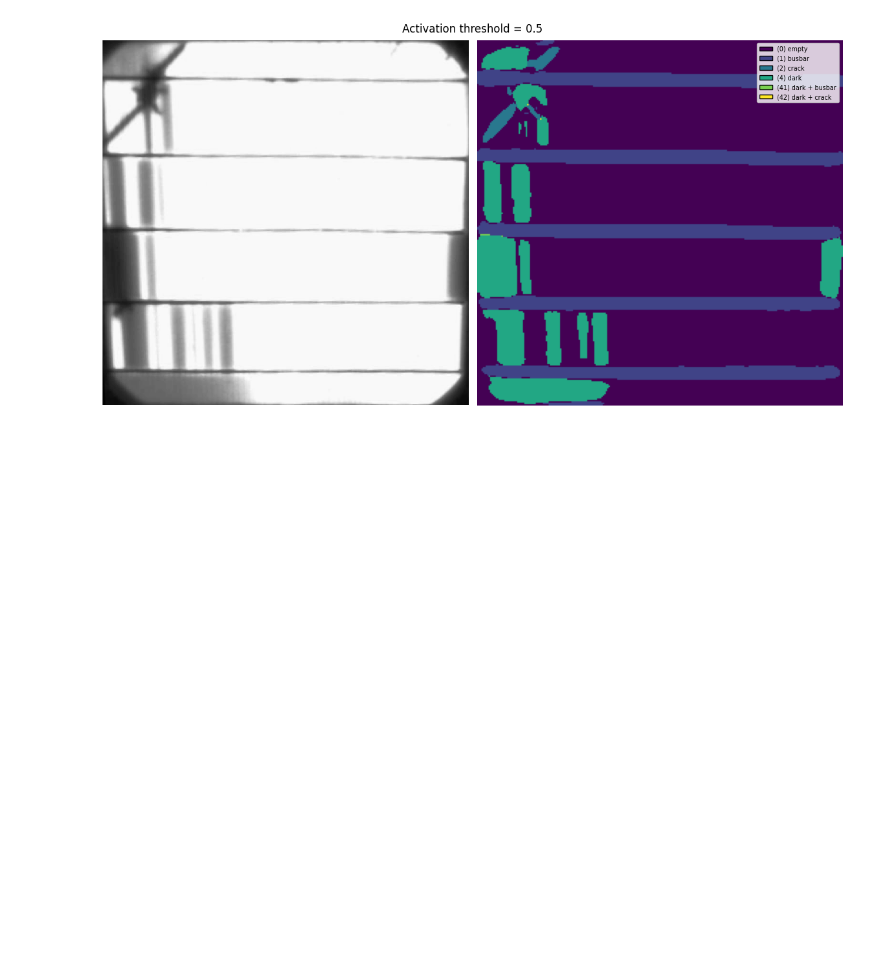
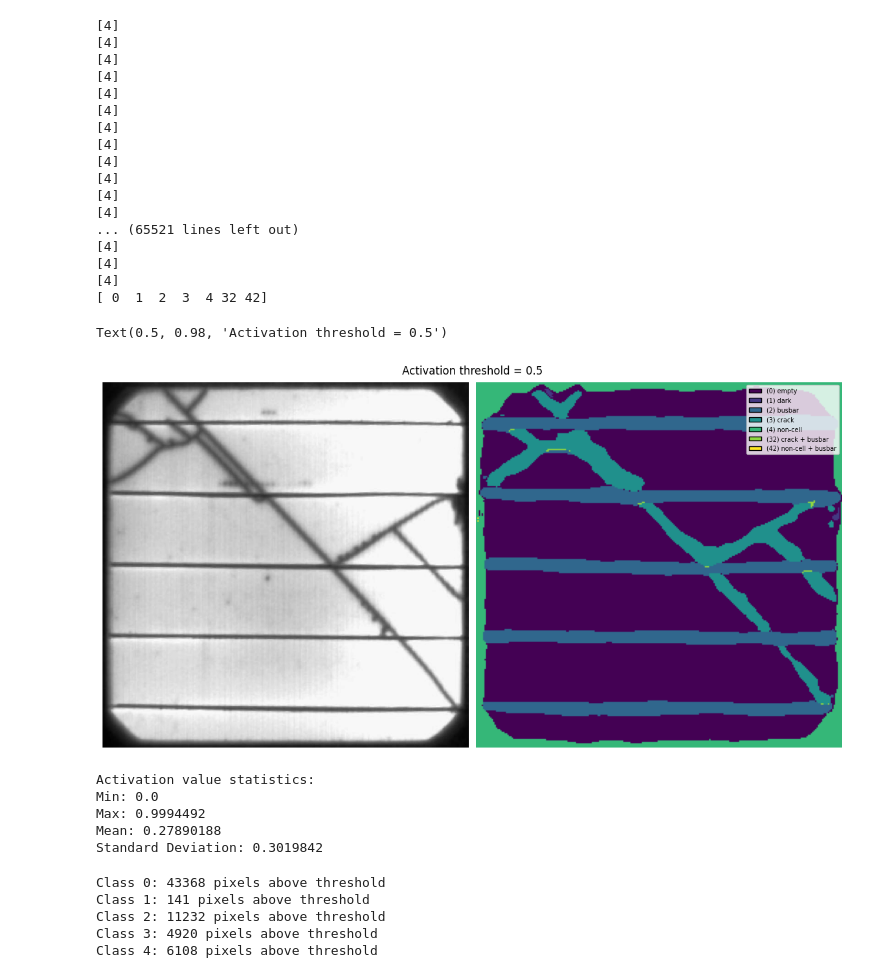
Before and after one commit to sandialabs/pvcracks, a Jupyter notebook: retrain/testing/ojas_show_multiclass.ipynb, the cells around one changed output. Drawn from its saved outputs; the diff is of its cells as text; code cells hidden in the pictures; blank space fills up the shorter version.

```diff
--- a/retrain/testing/ojas_show_multiclass.ipynb
+++ b/retrain/testing/ojas_show_multiclass.ipynb
@@ -100,5 +147,5 @@ ax[1].axis('off');
 # %%
-def drop_empty(tensor, threshold=0.5):
+def drop_empty(tensor, threshold):
 
     """
     Takes n nx by ny tensor with nz layers filled with float elements
@@ -116,7 +163,7 @@ def drop_empty(tensor, threshold=0.5):
 
     return tensor
 
-def multilabel(tensor, threshold=0.5):
+def multilabel(tensor, threshold):
 
     """
     Takes an nx by ny tensor with nz layers filled with float elements,
@@ -141,9 +188,11 @@ def multilabel(tensor, threshold=0.5):
     array = np.zeros((ny, nx), dtype=int)
 
     for i, j in itertools.product(y, x):
-
         # vals is a list
         vals = np.ravel(np.where(tensor[: , i, j] > threshold))
+
+        print(vals)
+
         # empty is an array populated with ints
         if len(vals) == 1:
             array[i, j] = vals[0]
@@ -157,8 +206,27 @@ def multilabel(tensor, threshold=0.5):
             array[i, j] = int(''.join([str(vals_list[i]) for i in np.flip(np.arange(len(vals)))]))
 
     return array
+
+# def multilabel(tensor, threshold):
+#     nz, ny, nx = tensor.shape
+#     array = np.zeros((ny, nx), dtype=int)
+
+#     for i, j in itertools.product(range(ny), range(nx)):
+#         vals = np.where(tensor[:, i, j] > threshold)[0]
+
+#         # Filter to allow only busbar and crack
+#         valid_classes = [v for v in vals if v in [2, 3]]
+
+#         if len(valid_classes) == 1:
+#             array[i, j] = valid_classes[0]
+#         elif len(valid_classes) > 1:
+#             valid_classes.sort()
+#             array[i, j] = int("".join(map(str, valid_classes)))  # Keep labels consistent
+
+#     return array
 # %%
-test_res_chan = retrained_model(img.unsqueeze(0)).detach().cpu().numpy().squeeze()
+# test_res_chan = retrained_model(img.unsqueeze(0)).detach().cpu().numpy().squeeze()
+test_res_chan = model(img.unsqueeze(0)).detach().cpu().numpy().squeeze()
 
 sigmoid = lambda x: 1 /(1 + np.exp(-x))
 test_res_act = sigmoid(test_res_chan)
@@ -170,9 +238,10 @@ out = multilabel(tensor, threshold=threshold)
 ny, nx = out.shape
 x, y = np.arange(nx), np.arange(ny)
 
-category_mapping = {0: "empty", 1: "dark", 2: "busbar", 3: "crack", 4: "corner"}
+category_mapping = {0: "empty", 1: "dark", 2: "busbar", 3: "crack", 4: "non-cell"}
 
 classes = np.unique(out)
+print(classes)
 cmap = mpl.colormaps['viridis'].resampled(len(classes))
 cmaplist = [cmap(i) for i in range(len(classes))]
 cmapper = dict((v, c) for v, c in zip(classes, cmaplist))
@@ -180,34 +249,73 @@ cmapper = dict((v, c) for v, c in zip(classes, cmaplist))
 color_empty = np.zeros((len(x), len(y), 3))
 
 for x, y in itertools.product(x, y):
     color_empty[y, x] = cmapper[out[y, x]][:-1]
 
 fig, ax = plt.subplots(ncols=2, figsize=(12,6), layout='compressed')
 
 def map_pixels_to_label(val):
     val = int(val)
     if np.isnan(val):
         return val
     elif len(str(val)) == 2 :
         return f'({val}) {category_mapping[int(str(val)[0])]} + {category_mapping[int(str(val)[1])]}'
     elif len(str(val)) ==3 :
         return f'{category_mapping[int(str(val)[0])]} + {category_mapping[int(str(val)[1])]} + {category_mapping[int(str(val)[2])]}'
     else:
         return f'({val}) {category_mapping[val]}'
 
 im = ax[0].imshow(raw_img.convert('L'), cmap='gray', interpolation='None')
 ax[0].axis('off')
 
-clim = (0,4)
-ax[1].imshow(color_empty, clim=clim)
+# clim = (0,4)
+ax[1].imshow(color_empty) #, clim=clim)
 
 handles, labels = ax[1].get_legend_handles_labels()
 
 for c, classlabel in zip(cmaplist, classes):
     patch = mpatches.Patch(color=c, label=map_pixels_to_label(classlabel), ec='k')
     handles.append(patch)
 ax[1].legend(handles=handles, fontsize='x-small')
 ax[1].axis('off')
-fig.suptitle(f'Activation threshold = {threshold}');
+fig.suptitle(f'Activation threshold = {threshold}')
 # %% [output]
+[4]
+[4]
+[4]
+[4]
+[4]
+[4]
+[4]
+[4]
+[4]
+[4]
+[4]
+[4]
+... (65521 lines left out)
+[4]
+[4]
+[4]
+[ 0  1  2  3  4 32 42]
+Text(0.5, 0.98, 'Activation threshold = 0.5')
-[figure, old version]
+[figure, new version]
+# %%
+print("Activation value statistics:")
+print("Min:", np.min(test_res_act))
+print("Max:", np.max(test_res_act))
+print("Mean:", np.mean(test_res_act))
+print("Standard Deviation:", np.std(test_res_act))
+# %% [output]
+Activation value statistics:
+Min: 0.0
+Max: 0.9994492
+Mean: 0.27890188
+Standard Deviation: 0.3019842
+# %%
+for class_idx in range(test_res_act.shape[0]):  # Loop over each category
+    print(f"Class {class_idx}: {np.sum(test_res_act[class_idx] > 0.45)} pixels above threshold")
+# %% [output]
+Class 0: 43368 pixels above threshold
+Class 1: 141 pixels above threshold
+Class 2: 11232 pixels above threshold
+Class 3: 4920 pixels above threshold
+Class 4: 6108 pixels above threshold
```
Also changed, not shown: parts of 10 cells of this notebook, 14 other files.
